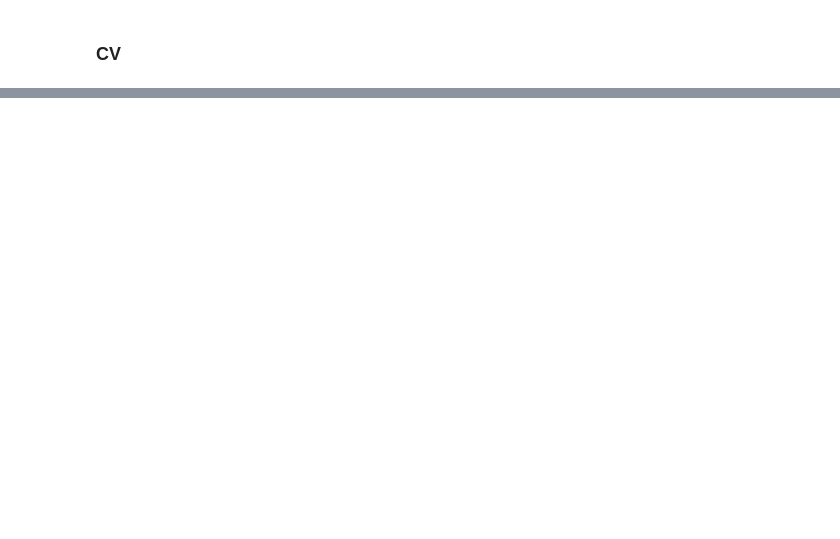
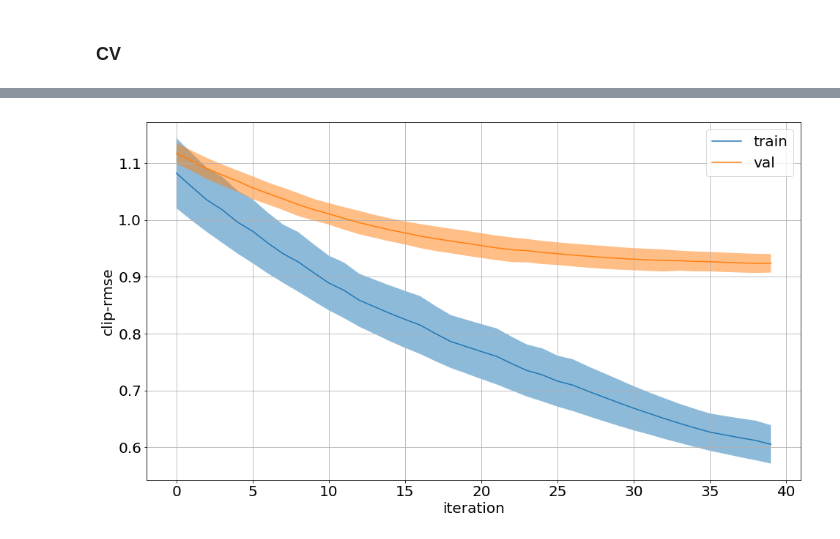
Before and after one commit to LiYan1988/predict_future_sales, a Jupyter notebook: eda_11.ipynb, the cells around one changed output, grey strips where cells are left out. Saved outputs shown, nothing was run; the diff lists cells and outputs as text; code cells hidden in the pictures; blank space fills up the shorter version.

```diff
--- a/eda_11.ipynb
+++ b/eda_11.ipynb
@@ -225,0 +338,15 @@ plt.grid()
+# %%
+param = {'max_depth':14,
+         'subsample':0.9,
+         'min_child_weight':3,
+         'eta':0.03,
+         'lambda':2,
+         'colsample_bytree':0.6,
+         'seed':1,
+         'silent':1,
+         'eval_metric':'rmse',
+         'maximize': False,
+         'nthread':8}
+n_tree = 40
+
+progress, bst_cv, sub_df = cv_predict(param, n_tree, x_train, y_train, month_in_cv, 'eda_11.csv', verbose=True)
@@ -225,0 +371,23 @@ plt.grid()
+# %%
+val_mean = progress.xs('val', axis=1, level=1).mean(axis=1)
+val_std = progress.xs('val', axis=1, level=1).std(axis=1)
+
+train_mean = progress.xs('train', axis=1, level=1).mean(axis=1)
+train_std = progress.xs('train', axis=1, level=1).std(axis=1)
+
+plt.figure(figsize=(16, 9))
+plt.rcParams.update({'font.size': 20})
+plt.plot(np.arange(len(train_mean)), train_mean)
+plt.fill_between(np.arange(len(train_std)),
+                 train_mean-train_std,
+                 train_mean+train_std, alpha=0.5)
+plt.plot(np.arange(len(val_mean)), val_mean)
+plt.fill_between(np.arange(len(val_mean)),
+                 val_mean-val_std,
+                 val_mean+val_std, alpha=0.5)
+plt.legend(['train', 'val'])
+plt.xlabel('iteration')
+plt.ylabel('clip-rmse')
+plt.grid()
+# %% [output]
+[figure, added]
```
Also changed, not shown: parts of 20 cells of this notebook, 4 other files.
